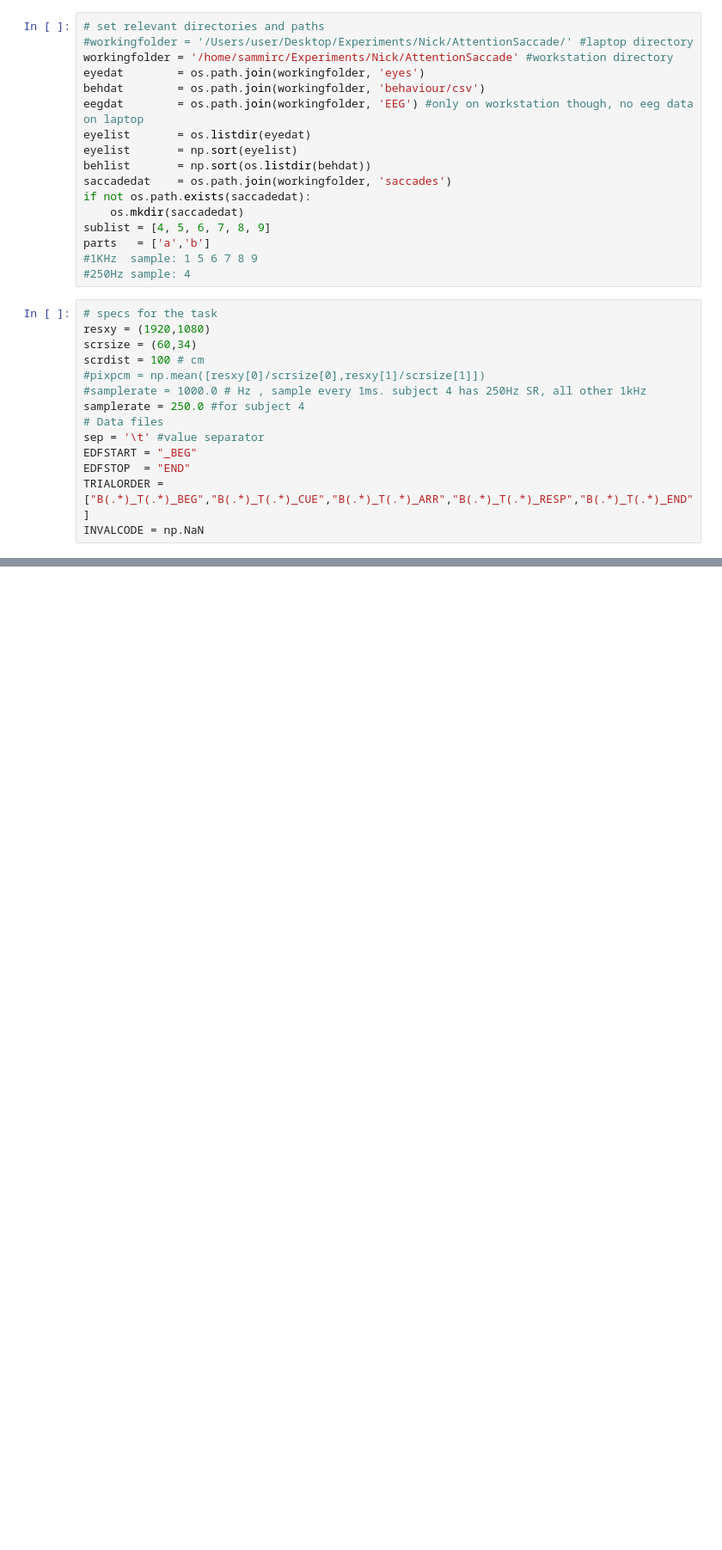
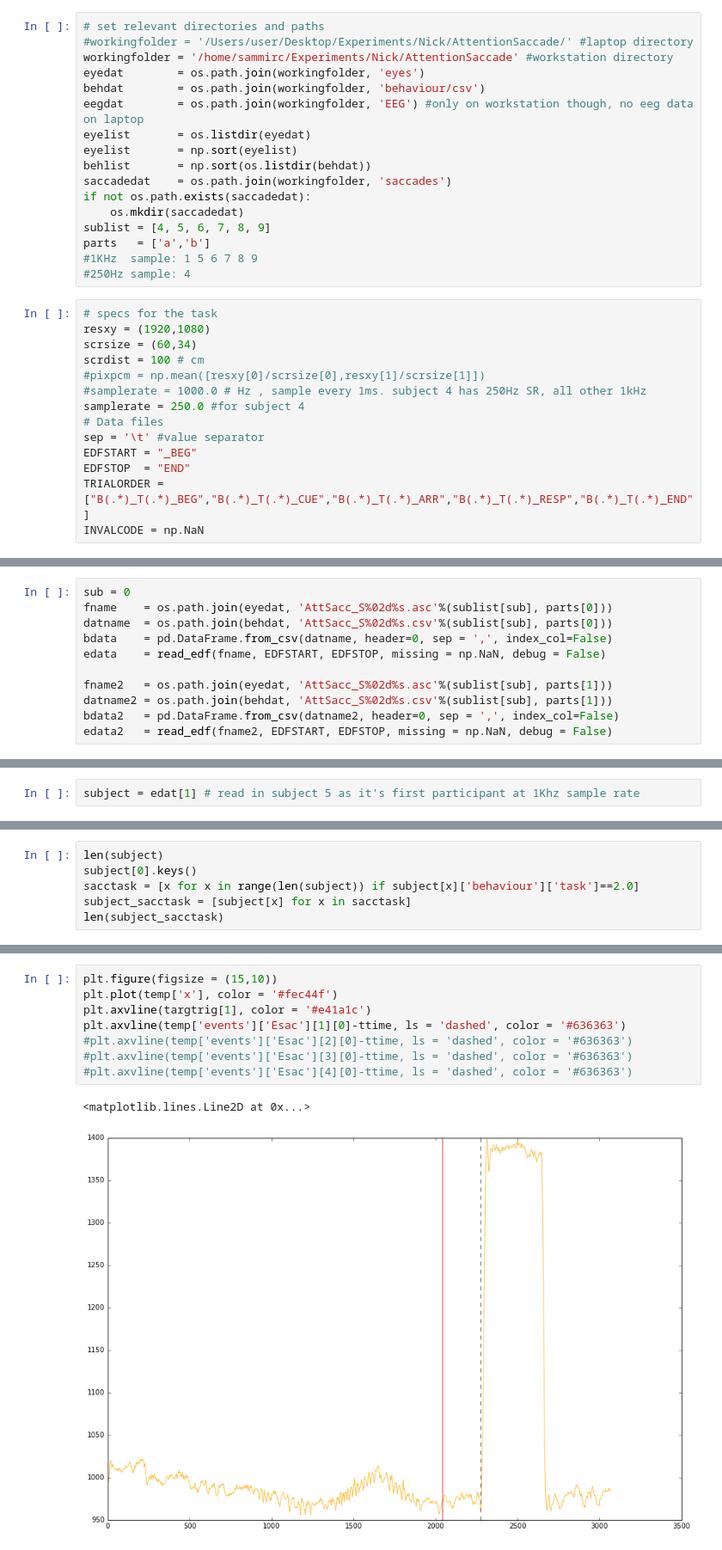
Before and after one commit to Nian-Jingqing/AttentionSaccade, a Jupyter notebook: AttentionSaccade_EyetrackerAnalysis.ipynb, the cells around one changed output, grey strips where cells are left out. Shown at 86% size. Drawn from its saved outputs; the diff is of its cells as text; blank space fills up the shorter version.

Commit message:
started analysis of saccade onset latencies as a function of validity. started code to detect first saccade from list of trial sacces, post probe, to get saccadetime in ms

```diff
--- a/AttentionSaccade_EyetrackerAnalysis.ipynb
+++ b/AttentionSaccade_EyetrackerAnalysis.ipynb
@@ -46 +60,12 @@ INVALCODE = np.NaN
+# %%
+sub = 0
+fname    = os.path.join(eyedat, 'AttSacc_S%02d%s.asc'%(sublist[sub], parts[0]))
+datname  = os.path.join(behdat, 'AttSacc_S%02d%s.csv'%(sublist[sub], parts[0]))
+bdata    = pd.DataFrame.from_csv(datname, header=0, sep = ',', index_col=False)
+edata    = read_edf(fname, EDFSTART, EDFSTOP, missing = np.NaN, debug = False)
+
+fname2   = os.path.join(eyedat, 'AttSacc_S%02d%s.asc'%(sublist[sub], parts[1]))
+datname2 = os.path.join(behdat, 'AttSacc_S%02d%s.csv'%(sublist[sub], parts[1]))
+bdata2   = pd.DataFrame.from_csv(datname2, header=0, sep = ',', index_col=False)
+edata2   = read_edf(fname2, EDFSTART, EDFSTOP, missing = np.NaN, debug = False)
 # %%
@@ -160,0 +229,2 @@ gazeplotter.draw_raw(edata[trial]['x'], edata[trial]['y'], dispsize = resxy)
+# %%
+subject = edat[1] # read in subject 5 as it's first participant at 1Khz sample rate
@@ -160,0 +235,6 @@ gazeplotter.draw_raw(edata[trial]['x'], edata[trial]['y'], dispsize = resxy)
+# %%
+len(subject)
+subject[0].keys()
+sacctask = [x for x in range(len(subject)) if subject[x]['behaviour']['task']==2.0]
+subject_sacctask = [subject[x] for x in sacctask]
+len(subject_sacctask)
@@ -160,0 +299,11 @@ gazeplotter.draw_raw(edata[trial]['x'], edata[trial]['y'], dispsize = resxy)
+# %%
+plt.figure(figsize = (15,10))
+plt.plot(temp['x'], color = '#fec44f')
+plt.axvline(targtrig[1], color = '#e41a1c')
+plt.axvline(temp['events']['Esac'][1][0]-ttime, ls = 'dashed', color = '#636363')
+#plt.axvline(temp['events']['Esac'][2][0]-ttime, ls = 'dashed', color = '#636363')
+#plt.axvline(temp['events']['Esac'][3][0]-ttime, ls = 'dashed', color = '#636363')
+#plt.axvline(temp['events']['Esac'][4][0]-ttime, ls = 'dashed', color = '#636363')
+# %% [output]
+<matplotlib.lines.Line2D at 0x...>
+[figure, added]
```
Also changed, not shown: parts of 8 cells of this notebook.
